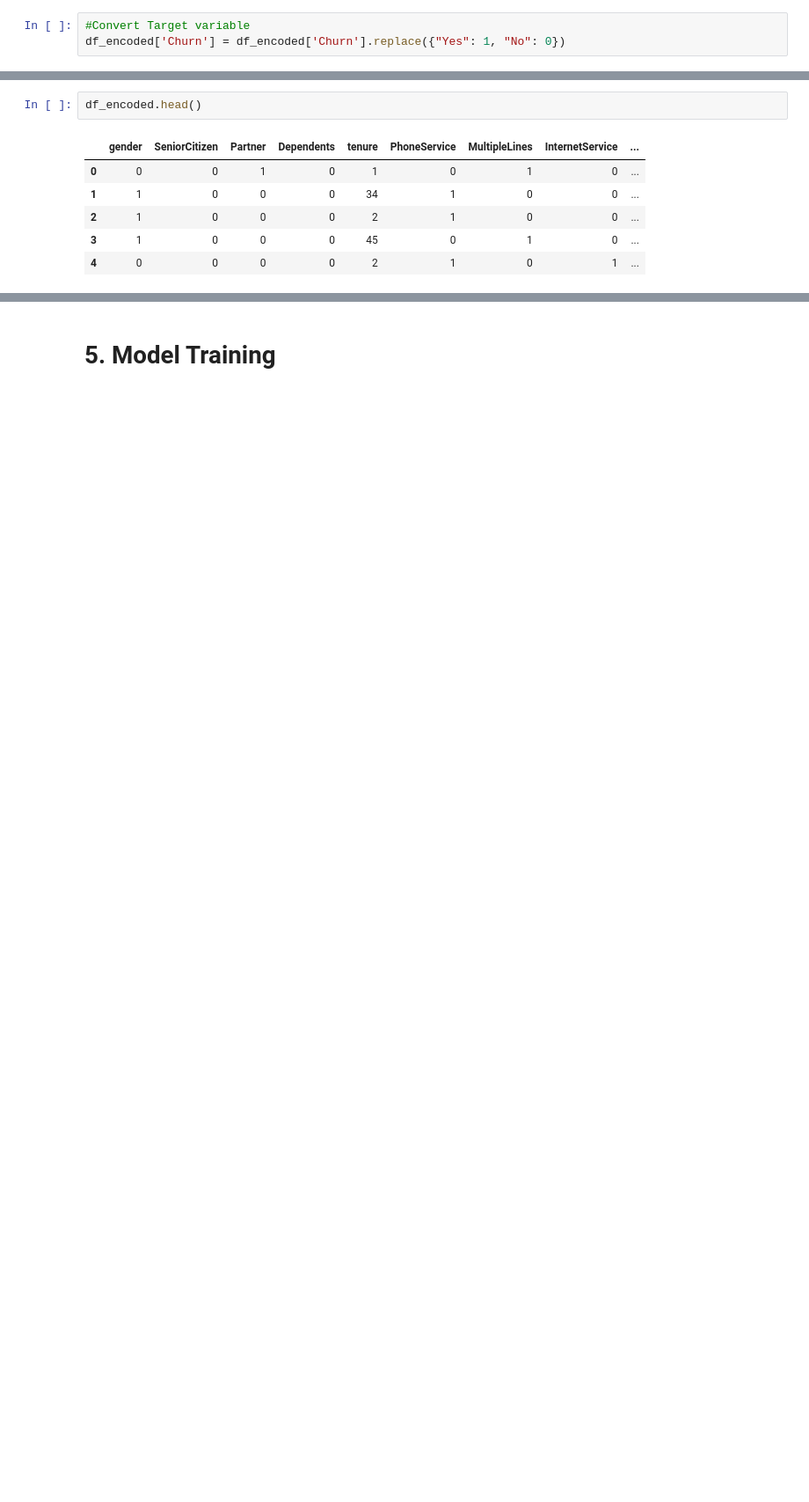
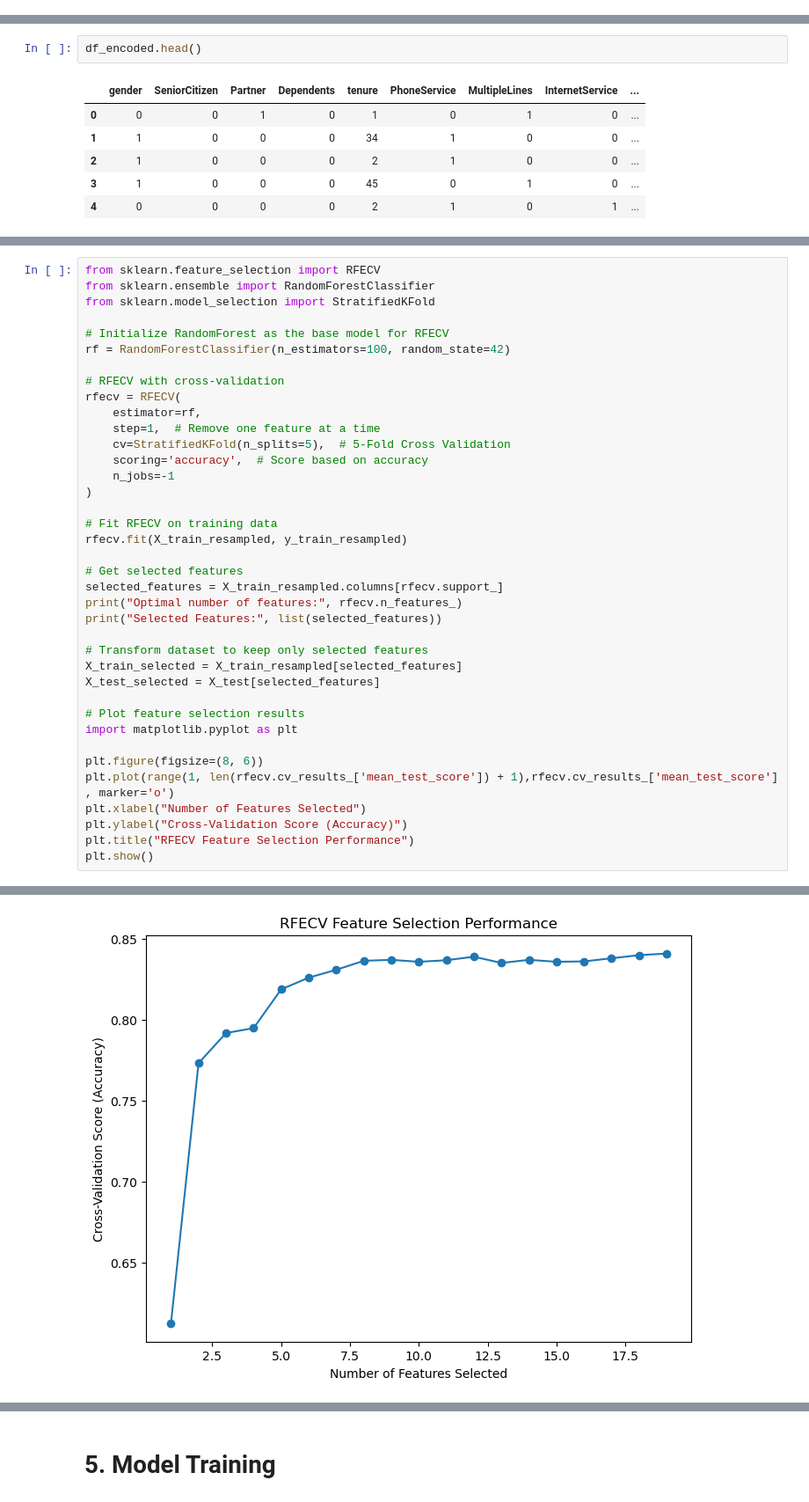
Before and after one commit to charuu2/CustomerChurnPredictor, a Jupyter notebook: churn/CustomerChurnPrediction.ipynb, the cells around one changed output, grey strips where cells are left out. Shown at 88% size. Drawn from its saved outputs; the diff is of its cells as text; blank space fills up the shorter version.

```diff
--- a/churn/CustomerChurnPrediction.ipynb
+++ b/churn/CustomerChurnPrediction.ipynb
@@ -425,3 +428,0 @@ None
-# %%
-#Convert Target variable
-df_encoded['Churn'] = df_encoded['Churn'].replace({"Yes": 1, "No": 0})
@@ -462,0 +493,39 @@ df_encoded.head()
+# %%
+from sklearn.feature_selection import RFECV
+from sklearn.ensemble import RandomForestClassifier
+from sklearn.model_selection import StratifiedKFold
+
+# Initialize RandomForest as the base model for RFECV
+rf = RandomForestClassifier(n_estimators=100, random_state=42)
+
+# RFECV with cross-validation
+rfecv = RFECV(
+    estimator=rf,
+    step=1,  # Remove one feature at a time
+    cv=StratifiedKFold(n_splits=5),  # 5-Fold Cross Validation
+    scoring='accuracy',  # Score based on accuracy
+    n_jobs=-1
+)
+
+# Fit RFECV on training data
+rfecv.fit(X_train_resampled, y_train_resampled)
+
+# Get selected features
+selected_features = X_train_resampled.columns[rfecv.support_]
+print("Optimal number of features:", rfecv.n_features_)
+print("Selected Features:", list(selected_features))
+
+# Transform dataset to keep only selected features
+X_train_selected = X_train_resampled[selected_features]
+X_test_selected = X_test[selected_features]
+
+# Plot feature selection results
+import matplotlib.pyplot as plt
+
+plt.figure(figsize=(8, 6))
+plt.plot(range(1, len(rfecv.cv_results_['mean_test_score']) + 1),rfecv.cv_results_['mean_test_score'] , marker='o')
+plt.xlabel("Number of Features Selected")
+plt.ylabel("Cross-Validation Score (Accuracy)")
+plt.title("RFECV Feature Selection Performance")
+plt.show()
+# %% [output]
@@ -462,0 +534 @@ df_encoded.head()
+[figure, added]
```
Also changed, not shown: parts of 69 cells of this notebook, 14 other files.
